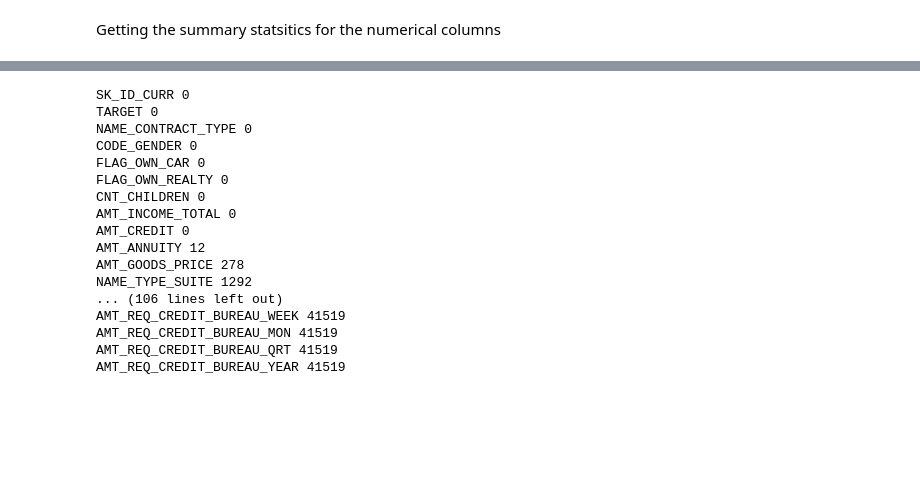
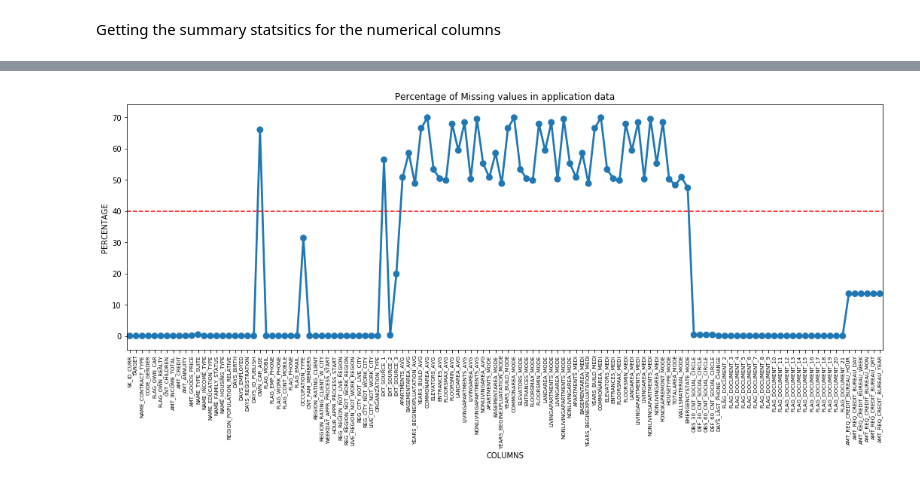
Before and after one commit to padma-it/DataScienceCaseStudies, a Jupyter notebook: Credit EDA/EDA Case Study - Bank Loan - Amrita.ipynb, the cells around one changed output, grey strips where cells are left out. Saved outputs shown, nothing was run; the diff lists cells and outputs as text; code cells hidden in the pictures; blank space fills up the shorter version.

```diff
--- a/Credit EDA/EDA Case Study - Bank Loan - Amrita.ipynb
+++ b/Credit EDA/EDA Case Study - Bank Loan - Amrita.ipynb
@@ -125,22 +116,13 @@ Length: 122, dtype: float64
-# %%
-nulls = applicationDF.isnull().sum().to_frame()
-for index, row in nulls.iterrows():
-    print(index, row[0])
-# %% [output]
-SK_ID_CURR 0
-TARGET 0
-NAME_CONTRACT_TYPE 0
-CODE_GENDER 0
-FLAG_OWN_CAR 0
-FLAG_OWN_REALTY 0
-CNT_CHILDREN 0
-AMT_INCOME_TOTAL 0
-AMT_CREDIT 0
-AMT_ANNUITY 12
-AMT_GOODS_PRICE 278
-NAME_TYPE_SUITE 1292
-... (106 lines left out)
-AMT_REQ_CREDIT_BUREAU_WEEK 41519
-AMT_REQ_CREDIT_BUREAU_MON 41519
-AMT_REQ_CREDIT_BUREAU_QRT 41519
-AMT_REQ_CREDIT_BUREAU_YEAR 41519
+# %%
+# Plotting the missing values
+fig = plt.figure(figsize=(18,6))
+null_applicationDF = pd.DataFrame((applicationDF.isnull().sum())*100/applicationDF.shape[0]).reset_index()
+ax = sns.pointplot("index",0,data=null_applicationDF)
+plt.xticks(rotation =90,fontsize =7)
+ax.axhline(40, ls='--',color='red')
+plt.title("Percentage of Missing values in application data")
+plt.ylabel("PERCENTAGE")
+plt.xlabel("COLUMNS")
+plt.show()
+# %% [output]
+[figure, added]
```
Also changed, not shown: parts of 26 cells of this notebook.
